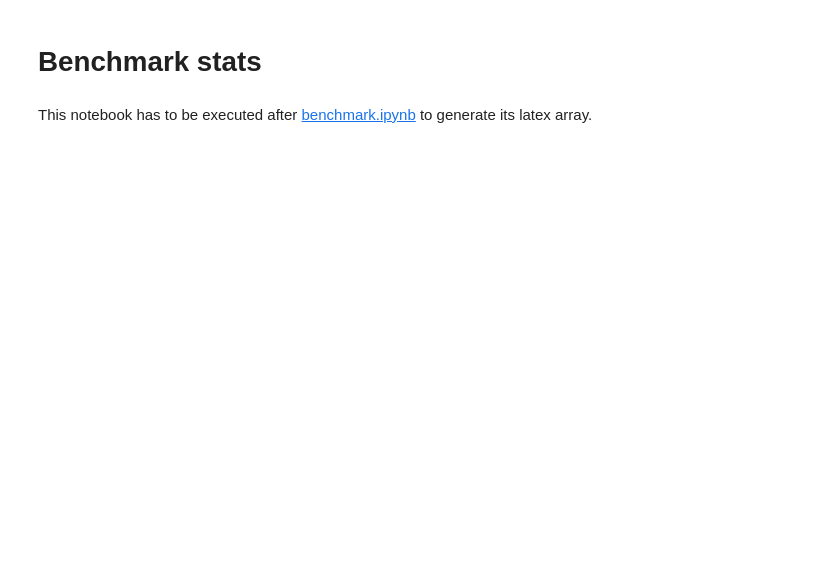
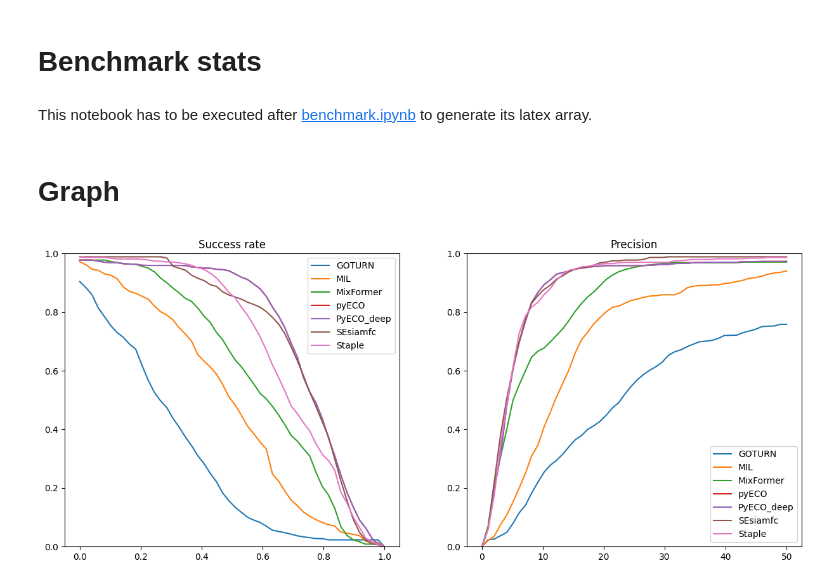
Before and after one commit to SCIA-Premium/DNN, a Jupyter notebook: benchmark_stats.ipynb, the cells around one changed output. Cells and saved outputs as stored; diff of their text form; code cells hidden in the pictures; blank space fills up the shorter version.

```diff
--- a/benchmark_stats.ipynb
+++ b/benchmark_stats.ipynb
@@ -11,3 +11,5 @@ import numpy as np
 
 from pathlib import Path
 from typing import *
+# %% [markdown]
+# Graph
@@ -13,0 +85,4 @@ from typing import *
+# %%
+plot_curves_dataset("results", "mytc128")
+# %% [output]
+[figure, added]
```
Also changed, not shown: parts of 10 cells of this notebook.
